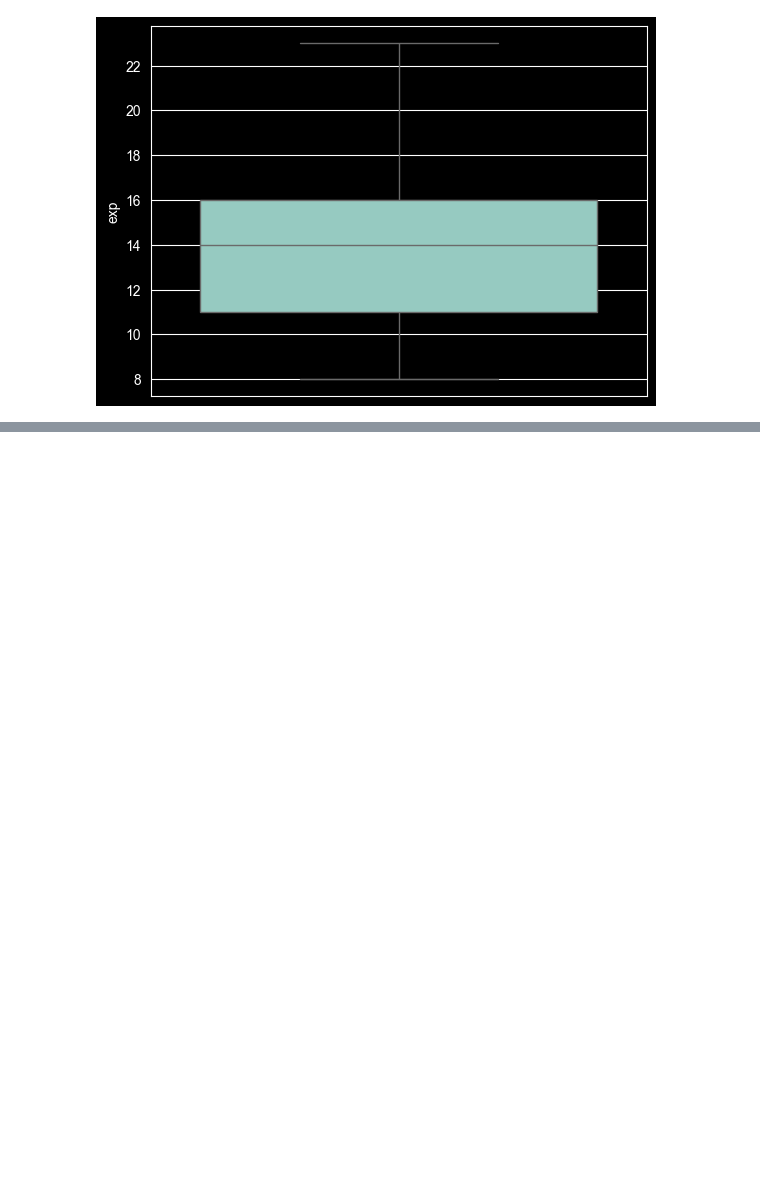
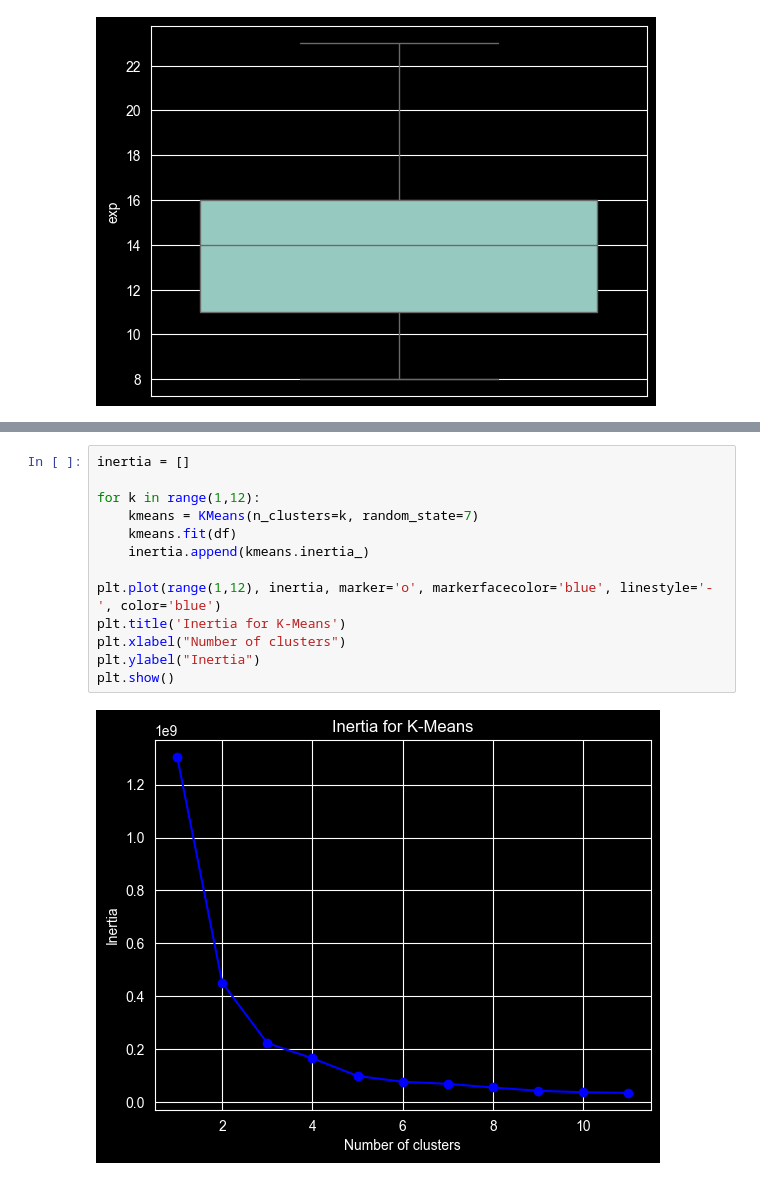
Before and after one commit to kaymansrinivasan/Machine_Learning, a Jupyter notebook: .ipynb/K-means.ipynb, the cells around one changed output, grey strips where cells are left out. Saved outputs shown, nothing was run; the diff lists cells and outputs as text; blank space fills up the shorter version.

```diff
--- a/.ipynb/K-means.ipynb
+++ b/.ipynb/K-means.ipynb
@@ -116,0 +212,15 @@ for col in df.columns:
+# %%
+inertia = []
+
+for k in range(1,12):
+    kmeans = KMeans(n_clusters=k, random_state=7)
+    kmeans.fit(df)
+    inertia.append(kmeans.inertia_)
+
+plt.plot(range(1,12), inertia, marker='o', markerfacecolor='blue', linestyle='-', color='blue')
+plt.title('Inertia for K-Means')
+plt.xlabel("Number of clusters")
+plt.ylabel("Inertia")
+plt.show()
+# %% [output]
+[figure, added]
```
Also changed, not shown: parts of 12 cells of this notebook.
